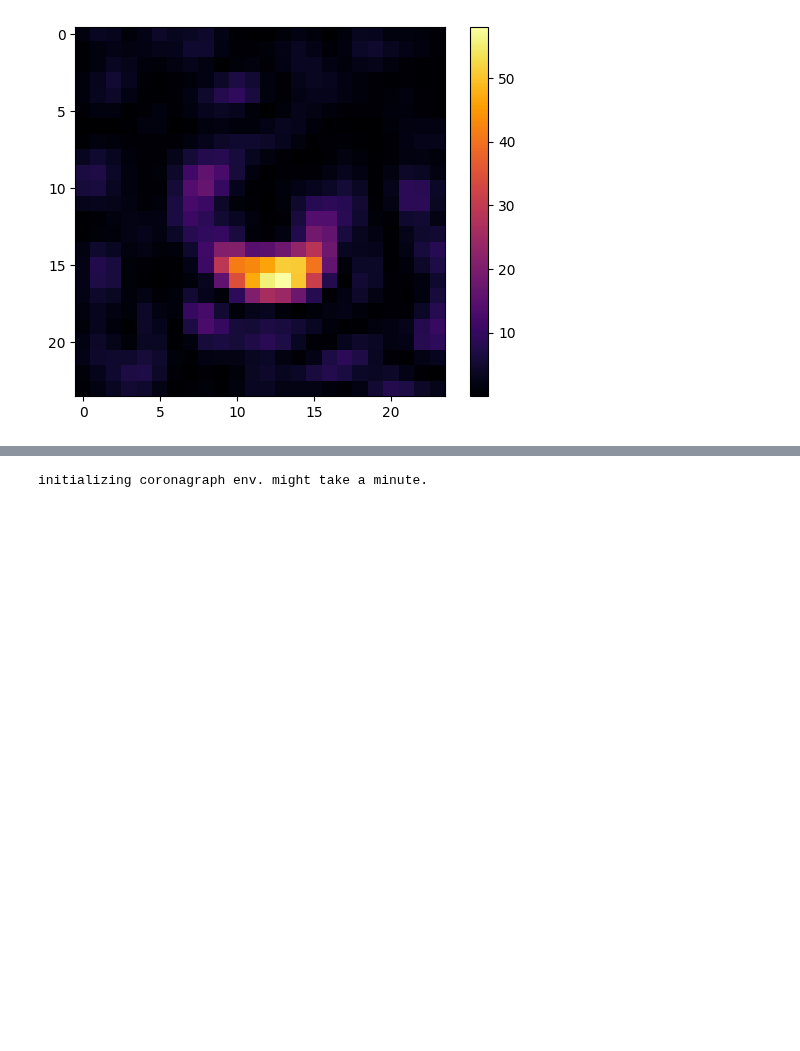
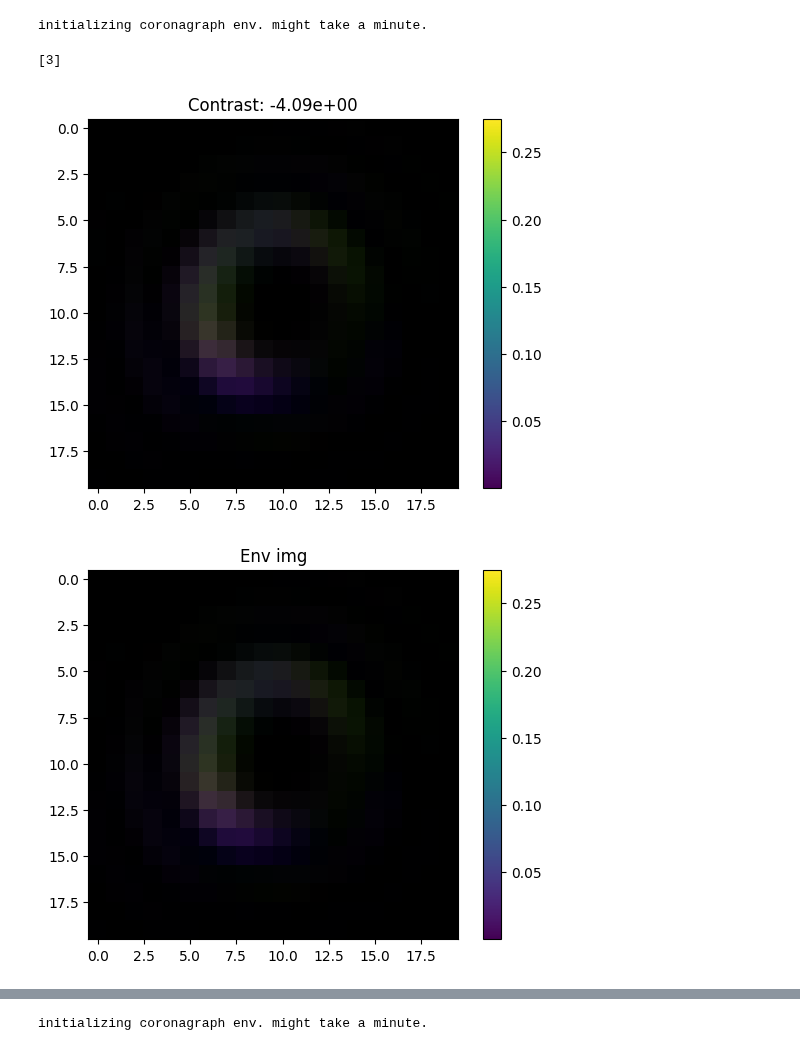
Before and after one commit to AlexeiKorolev/NASA-RL-Wavefront-Control, a Jupyter notebook: RL/testing.ipynb, the cells around one changed output, grey strips where cells are left out. Cells and saved outputs as stored; diff of their text form; code cells hidden in the pictures; blank space fills up the shorter version.

Commit message:
visualizing results

```diff
--- a/RL/testing.ipynb
+++ b/RL/testing.ipynb
@@ -13,13 +10,56 @@ The autoreload extension is already loaded. To reload it, use:
 # %%
 import pickle
 
-with open("data/dataset100S25M_orth_ood.pkl", "rb") as f:
+with open("data/dataset100S25M_zernike.pkl", "rb") as f:
     data = pickle.load(f)
+# %%
+env_config = data['meta']['environment_config']
+
+if 'pixel_resolution' in env_config:
+    env_config['pixels'] = env_config.pop('pixel_resolution')
+if 'ppsr' in env_config:
+    env_config['pixels_per_spacial_res'] = env_config.pop('ppsr')
+if 'env_delta_t' in env_config:
+    env_config['delta_t'] = env_config.pop('env_delta_t')
+env = CoronagraphEnvironment(**env_config)
+# %% [output]
+initializing coronagraph env. might take a minute.
+# %%
+data["images"] = np.array(data["images"])
+# %%
+env.nudge_mode_indices
+# %% [output]
+[3]
 # %%
+index = 0
 
 
-plt.imshow(data["images"][0][0], cmap="inferno")
+
+img = data["images"][index].transpose((1, 2, 0))
+img = img
+
+
+env.deformable_mirror.flatten()
+env.deformable_mirror.actuators = data["dm_settings"][index]
+# env.set_dm(data["dm_settings"][index])
+env_img = env.generate_diversity_images(delta_t=1e-3, noise_enabled=False)
+env_img = env_img.transpose((1, 2, 0))
+
+contrast = np.log10(env.get_contrast(delta_t=1e15))
+plt.title(f"Contrast: {contrast:.2e}")
+plt.imshow(img)
 plt.colorbar()
 plt.show()
+
+plt.title(f"Env img")
+plt.imshow(env_img)
+plt.colorbar()
+plt.show()
+
+plt.title(f"Difference mag: {np.sum(np.abs(img - env_img)):.2e}")
+plt.imshow(img - env_img)
+plt.colorbar()
+plt.show()
 # %% [output]
-[figure, old version]
+[figure, new version]
+[figure, added]
```
Also changed, not shown: parts of 2 cells of this notebook, 3 other files.
